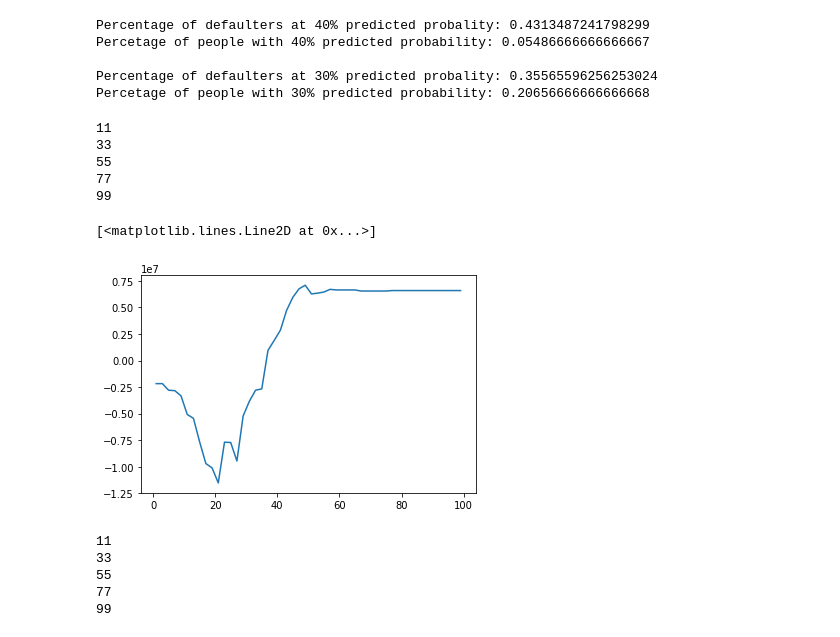
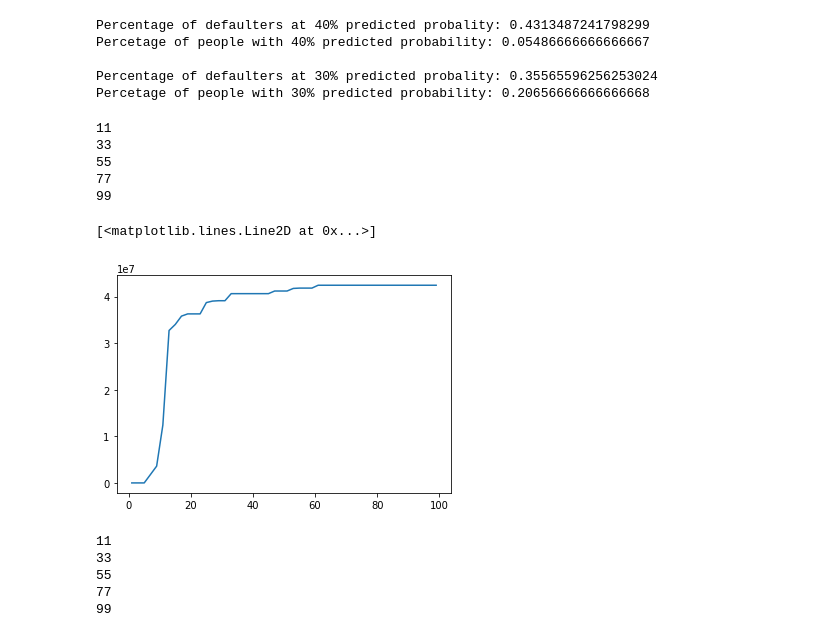
Before and after one commit to Stippos/ORSeminar, a Jupyter notebook: Cash Flow Model.ipynb, the cells around one changed output. Drawn from its saved outputs; the diff is of its cells as text; code cells hidden in the pictures.

```diff
--- a/Cash Flow Model.ipynb
+++ b/Cash Flow Model.ipynb
@@ -459,2 +537,11 @@ Percetage of people with 30% predicted probability: 0.20455555555555555
 # %% [markdown]
 There seems to be some correlation between the predicted probability and the predicted probability of the model. In the end there are too few people to really say are they going to default.
+# %%
+bottomLines = []
+for i in range(1,100, 2):
+    if(i % 11 == 0):
+        print(i)
+    survivors = test_all[np.where(probabilities[:,1] < i / 100)]
+    bottomLines.append(bottomLine(survivors, collectionEfficiency, defaultBiasModifier))
+
+plt.plot(list(range(1,100,2)),bottomLines)
@@ -460,0 +560,24 @@ There seems to be some correlation between the predicted probability and the pre
+# %%
+probabilities = model.predict_proba(x_test)
+
+percentages = []
+size = []
+total = len(x_test_all)
+for i in range(0,100):
+    defaulters = len(np.where(y_test[np.where(probabilities[:,1] > i / 100)] == 1.0)[0])
+    non_defaulters =  len(np.where(y_test[np.where(probabilities[:,1] > i / 100)] == 0)[0])
+    percentages.append(defaulters / (defaulters + non_defaulters + 0.01))
+    size.append((defaulters + non_defaulters) / total)
+
+np.array(percentages)
+print("Median: " + str(np.median(percentages)))
+print("Mean: " + str(np.mean(percentages)))
+percentages[25]
+
+plt.figure(1,(7,14))
+plt.subplot(211)
+plt.plot(percentages)
+plt.plot(size)
+plt.xlabel("Predicted probability (%)")
+plt.ylabel("Percentage of defaulters")
+plt.show()
@@ -460,0 +600,9 @@ There seems to be some correlation between the predicted probability and the pre
+# %%
+bottomLines = []
+for i in range(1,100, 2):
+    if(i % 11 == 0):
+        print(i)
+    survivors = test_all[np.where(probabilities[:,1] < i / 100)]
+    bottomLines.append(bottomLine(survivors, collectionEfficiency, defaultBiasModifier))
+
+plt.plot(list(range(1,100,2)),bottomLines)
@@ -505,20 +665,20 @@ Percetage of people with 30% predicted probability: 0.20656666666666668
 # %%
 bottomLines = []
 for i in range(1,100, 2):
     if(i % 11 == 0):
         print(i)
     survivors = all_data[np.where(probabilities[:,1] < i / 100)]
-    bottomLines.append(bottomLine(survivors, 0.5, 3))
+    bottomLines.append(bottomLine(survivors, collectionEfficiency, defaultBiasModifier))
 
 plt.plot(list(range(1,100,2)),bottomLines)
 # %% [output]
 11
 33
 55
 77
 99
 [<matplotlib.lines.Line2D at 0x...>]
-[figure, old version]
+[figure, new version]
 # %%
 bottomLines = []
 for i in range(1,100,2):
```
Also changed, not shown: parts of 20 cells of this notebook, 2 other files.
